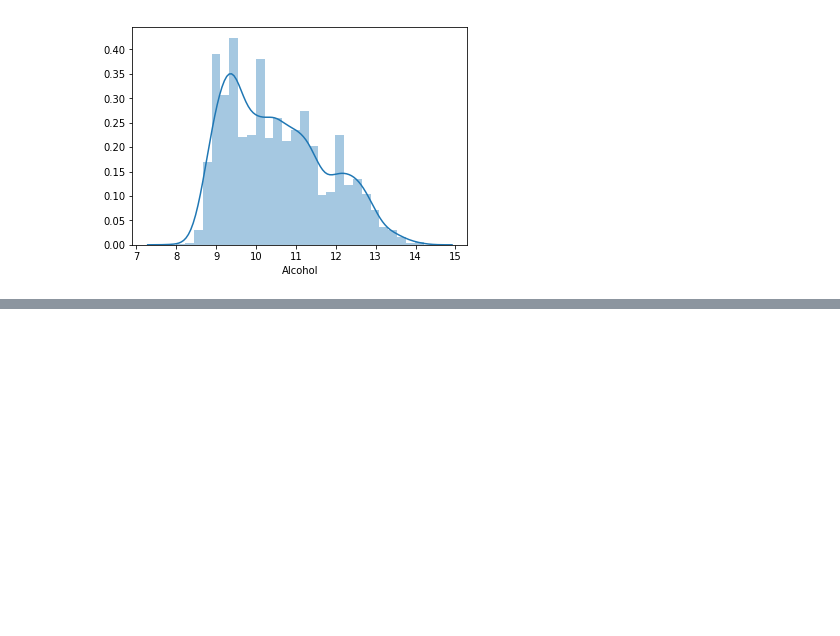
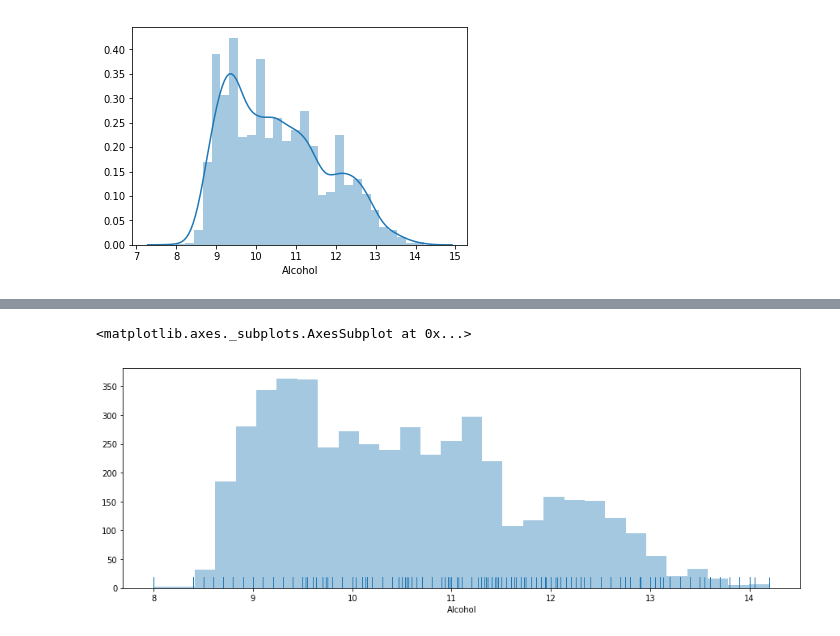
Before and after one commit to rahulsing/Seaborn, a Jupyter notebook: seaborn.ipynb, the cells around one changed output, grey strips where cells are left out. Cells and saved outputs as stored; diff of their text form; code cells hidden in the pictures; blank space fills up the shorter version.

```diff
--- a/seaborn.ipynb
+++ b/seaborn.ipynb
@@ -142,0 +180,7 @@ sns.distplot(white_wind_data['Alcohol'])
+# %%
+f, ax=plt.subplots(figsize=(15,5))
+# to remove/disable the kernel distribution from the plot
+sns.distplot(white_wind_data['Alcohol'],bins=30,kde=False,rug=True)
+# %% [output]
+<matplotlib.axes._subplots.AxesSubplot at 0x...>
+[figure, added]
```
Also changed, not shown: parts of 13 cells of this notebook.
